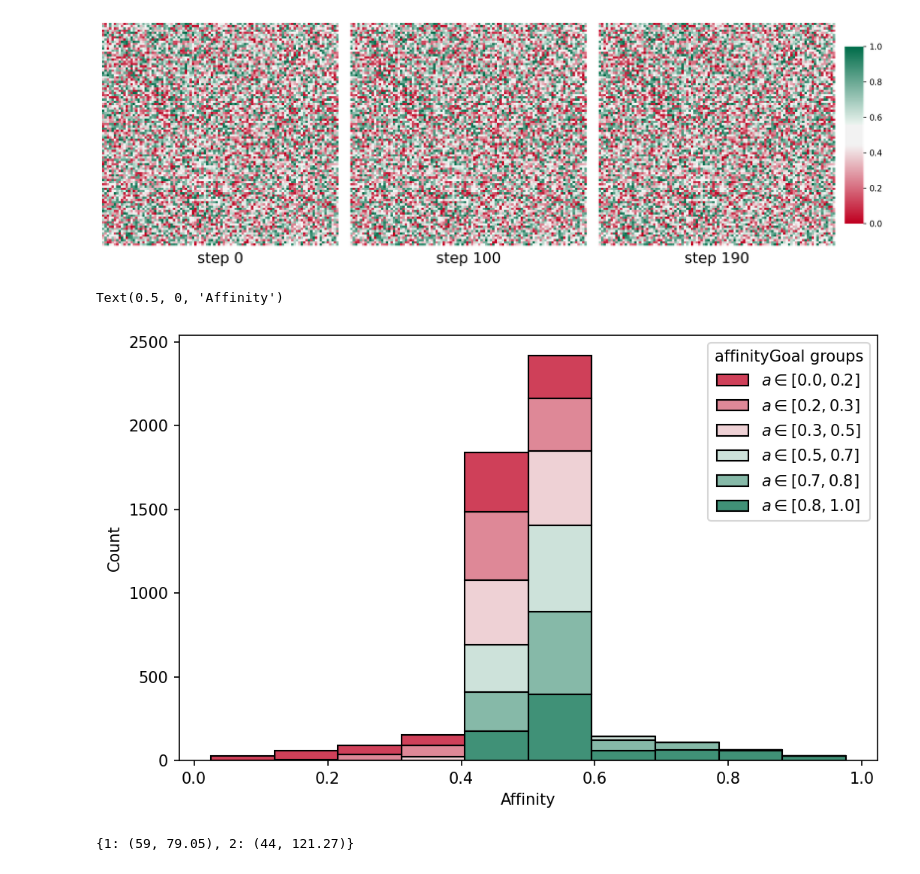
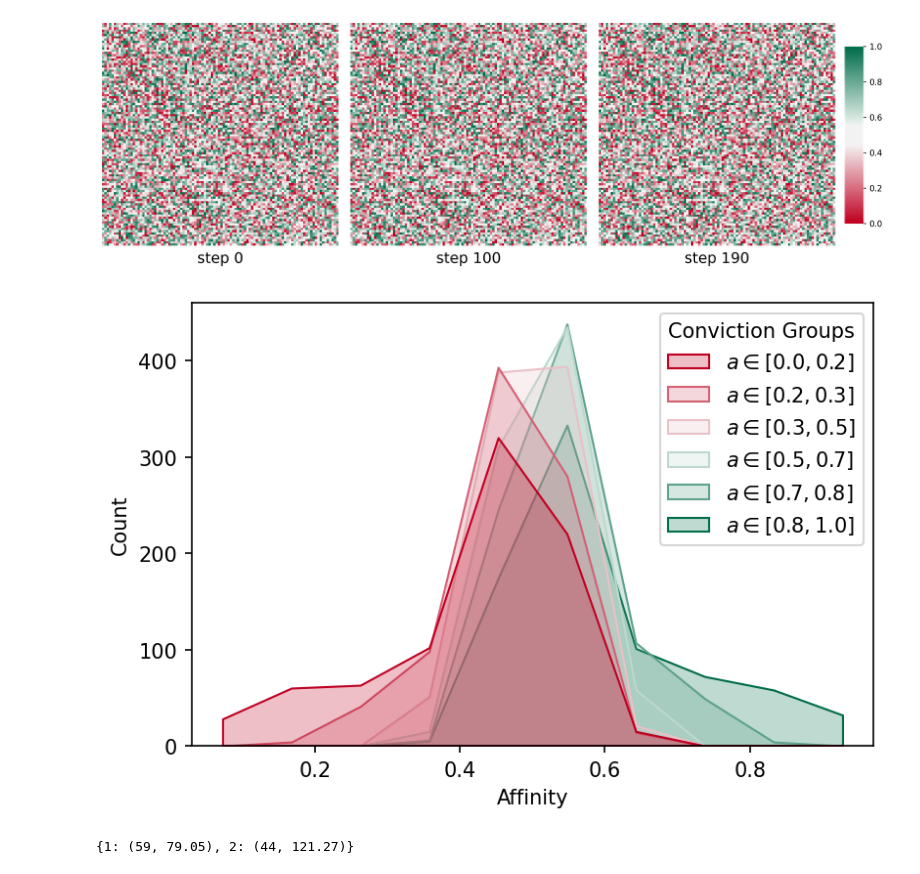
Before and after one commit to lquante/social_agent_based_modelling, a Jupyter notebook: notebooks/AdvancedAvantgardeModel.ipynb, the cells around one changed output. Saved outputs shown, nothing was run; the diff lists cells and outputs as text; code cells hidden in the pictures.

Commit message:
new plots (figure with subplots)

```diff
--- a/notebooks/AdvancedAvantgardeModel.ipynb
+++ b/notebooks/AdvancedAvantgardeModel.ipynb
@@ -496,18 +616,18 @@ plt.show()
 #affinityarr = dtest.groupby("step").std().get("affinity")
 
 bins = np.linspace(0, 1., 7)
-dtest["affinityGoal groups"] = np.digitize(dtest["affinityGoal"], bins=bins, right=True)
-dtest["affinityGoal groups"] = dtest["affinityGoal groups"].apply(lambda x: fr"$a \in \left[{bins[x-1]:.1f}, {bins[x]:.1f}\right]$")
+dtest["Conviction Groups"] = np.digitize(dtest["affinityGoal"], bins=bins, right=True)
+dtest["Conviction Groups"] = dtest["Conviction Groups"].apply(lambda x: fr"$a \in \left[{bins[x-1]:.1f}, {bins[x]:.1f}\right]$")
 # %%
 group_label = lambda x: fr"$a \in \left[{bins[x-1]:.1f}, {bins[x]:.1f}\right]$"
 order = [group_label(x) for x in range(1, 7, 1)]
-plt.figure(figsize=(8, 5))
-ax = sns.histplot(data=dtest.query("step == 198").query("avantgarde > 0.5"), x="affinity", hue="affinityGoal groups",
-             bins=10, multiple="stack", hue_order=order)
-ax.set_xlabel('Affinity')
+plt.figure(figsize=(6, 4))
+ax = sns.histplot(data=dtest.query("step == 198").query("avantgarde > 0.5"), x="affinity", hue="Conviction Groups",
+             bins=10, element="poly", hue_order=order, cmap = vd)
+ax.set_xlabel(r'Affinity')
+plt.show()
 # %% [output]
-Text(0.5, 0, 'Affinity')
-[figure, old version]
+[figure, new version]
 # %%
 k = 150
 
```
Also changed, not shown: parts of 12 cells of this notebook.
